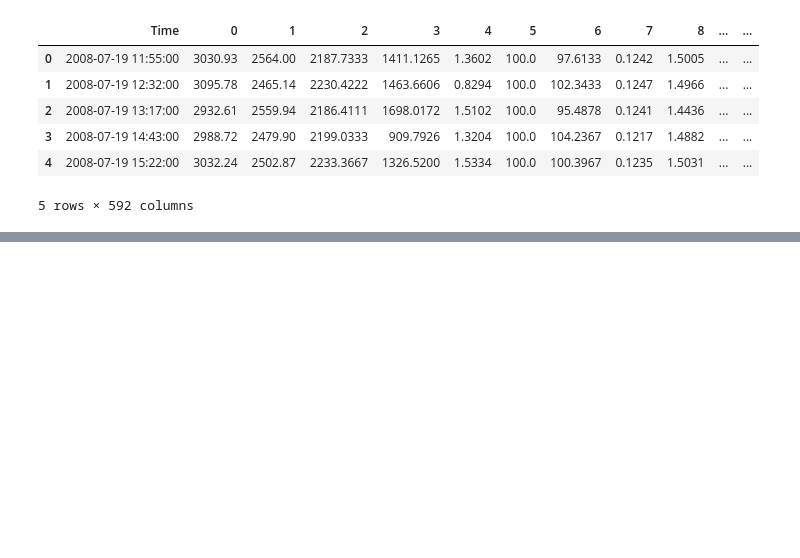
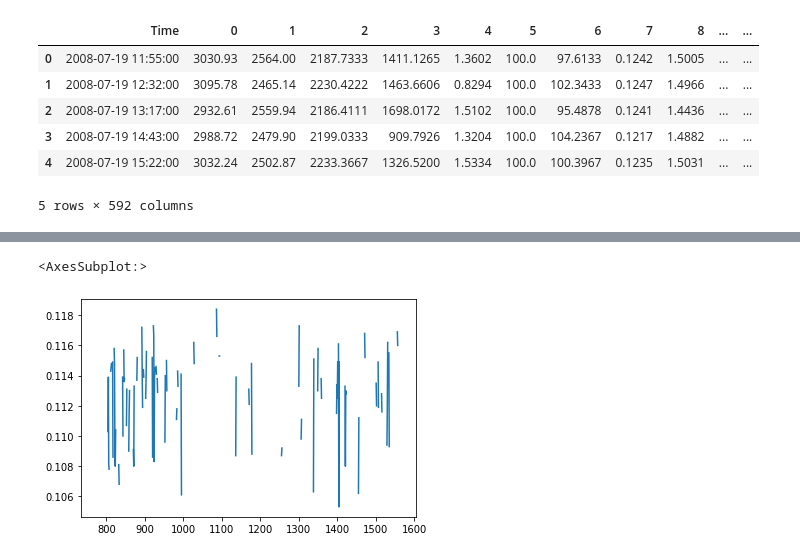
Before and after one commit to mickey390390/UCI_SECOM_dataset, a Jupyter notebook: EDA.ipynb, the cells around one changed output, grey strips where cells are left out. Saved outputs shown, nothing was run; the diff lists cells and outputs as text; code cells hidden in the pictures; blank space fills up the shorter version.

```diff
--- a/EDA.ipynb
+++ b/EDA.ipynb
@@ -14,0 +87,6 @@ test_df.head()
+# %%
+# 欠損値86%
+all_df['85'].plot()
+# %% [output]
+<AxesSubplot:>
+[figure, added]
```
Also changed, not shown: parts of 36 cells of this notebook.
